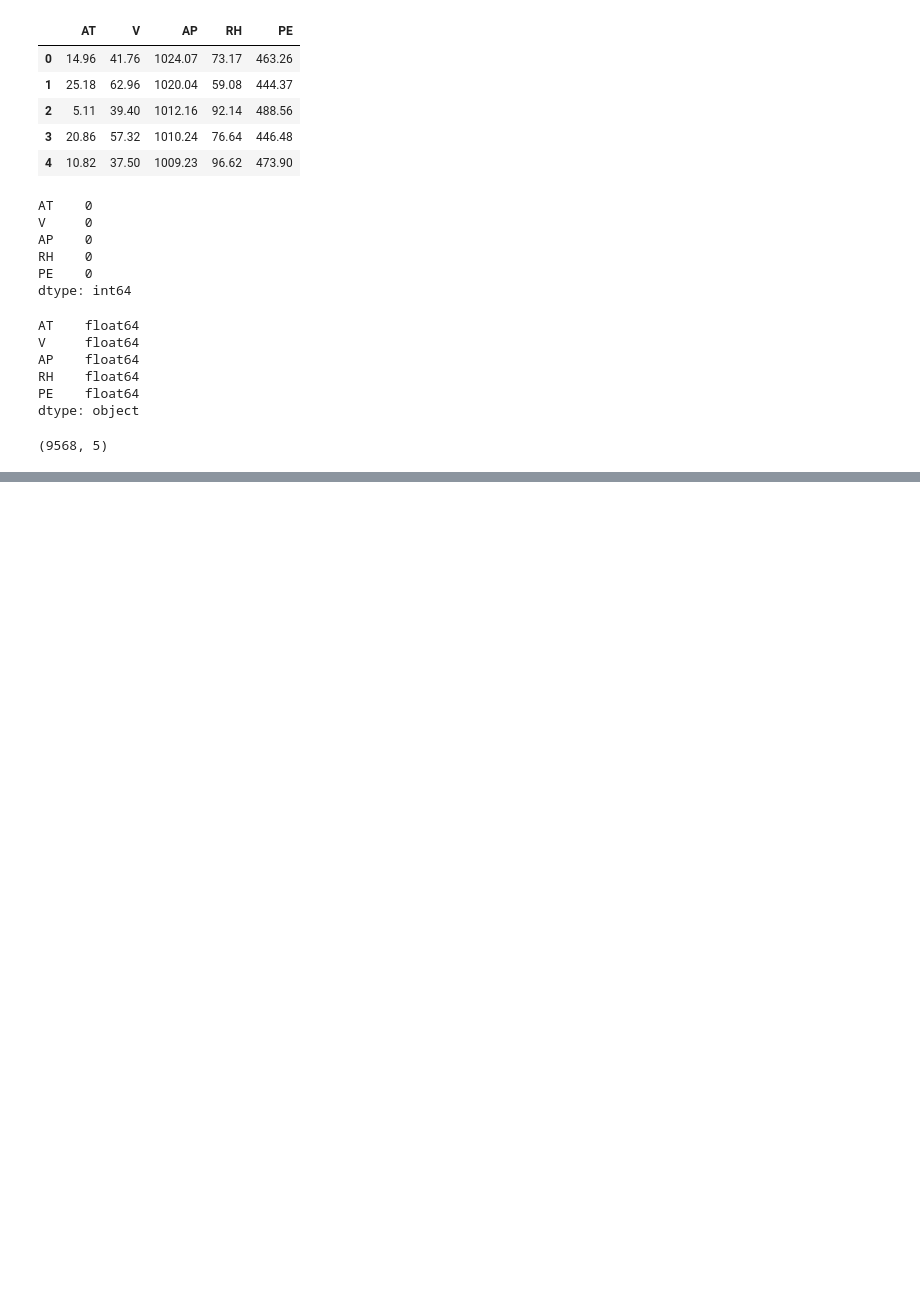
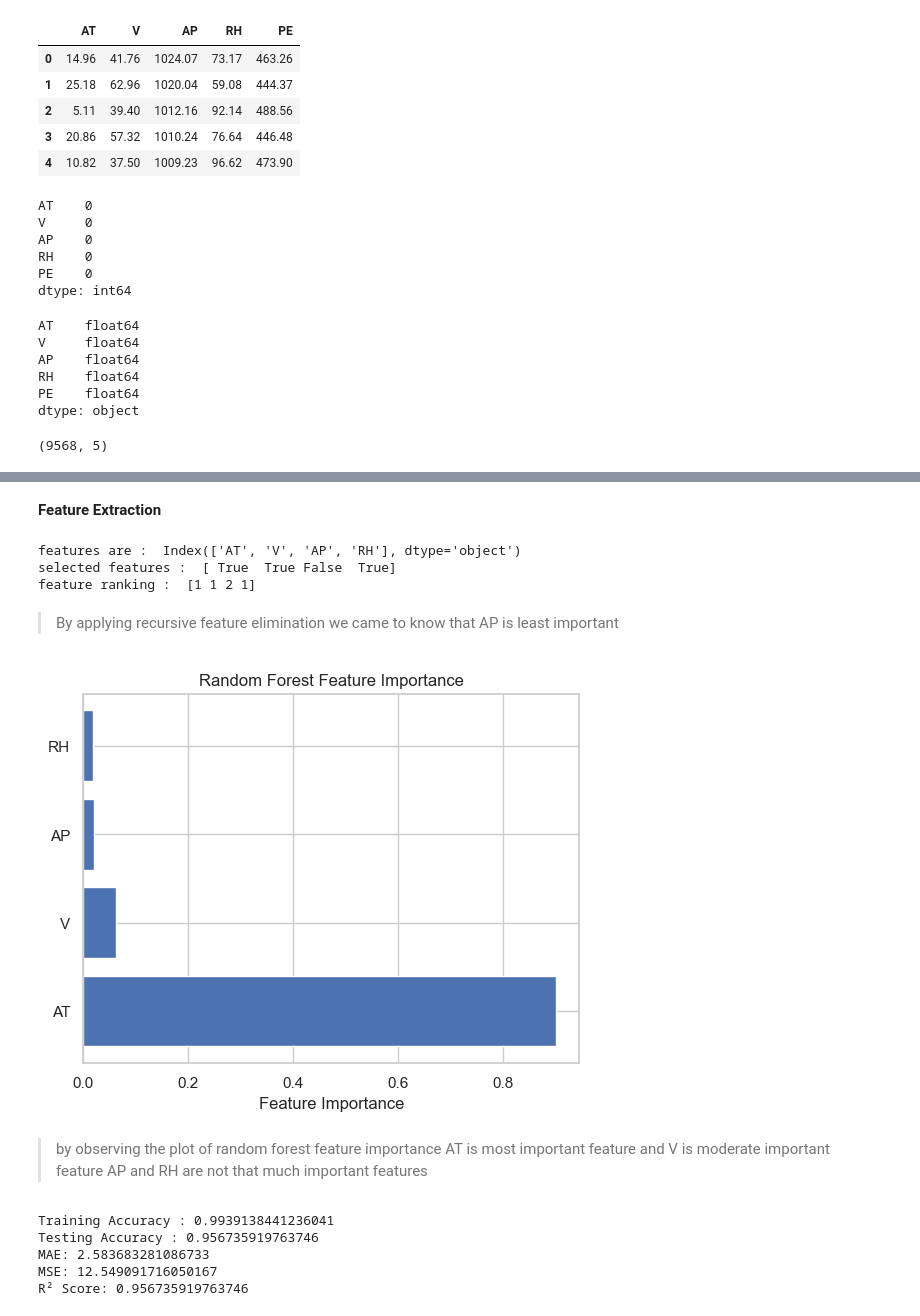
Before and after one commit to sadafhukkeri/Power-Energy-ANN, a Jupyter notebook: PowerEnergy_ANN.ipynb, the cells around one changed output, grey strips where cells are left out. Cells and saved outputs as stored; diff of their text form; code cells hidden in the pictures; blank space fills up the shorter version.

```diff
--- a/PowerEnergy_ANN.ipynb
+++ b/PowerEnergy_ANN.ipynb
@@ -51,0 +79,50 @@ plt.show()
+# %%
+X = df.drop('PE',axis=1)
+y = df['PE']
+# %% [markdown]
+**Feature Extraction**
+# %%
+# importing Recursive Feature Elimination (RFE) from sklearn for feature selection
+from sklearn.feature_selection import RFE
+# importing Linear Regression model to use for feature selection
+from sklearn.linear_model import LinearRegression
+
+# creating a linear regression model object
+linear_model = LinearRegression()
+
+# setting up RFE to select the top 3 features based on the linear model
+rfe = RFE(linear_model, n_features_to_select=3)
+
+# fitting the RFE model on the data
+rfe.fit(X, y)
+
+# printing all feature names from your dataset (X columns)
+print('features are : ', X.columns)
+
+# printing which features were selected by RFE (True means selected, False means not selected)
+print('selected features : ', rfe.support_)
+
+# printing the ranking of all features (1 means selected, higher numbers are less important)
+print('feature ranking : ', rfe.ranking_)
+# %% [output]
+features are :  Index(['AT', 'V', 'AP', 'RH'], dtype='object')
+selected features :  [ True  True False  True]
+feature ranking :  [1 1 2 1]
+# %% [markdown]
+> By applying recursive feature elimination we came to know that AP is least important
+# %%
+# plotting random forest feature importance
+from sklearn.ensemble import RandomForestRegressor
+rf = RandomForestRegressor()
+rf.fit(X,y)
+
+importance = rf.feature_importances_
+features = X.columns
+plt.barh(features, importance)
+plt.xlabel('Feature Importance')
+plt.title('Random Forest Feature Importance')
+plt.show()
+# %% [output]
+[figure, added]
+# %% [markdown]
+> by observing the plot of random forest feature importance AT is most important feature and V is moderate important feature AP and RH are not that much important features
@@ -52,3 +142,28 @@ plt.show()
+# %%
+# applying random forest on data which is scaled using StandardScaler()
+from sklearn.ensemble import RandomForestRegressor
+from sklearn.metrics import mean_absolute_error, mean_squared_error, r2_score
+
+random_f = RandomForestRegressor()
+random_f.fit(X_train_scaled, y_train)
+y_pred = random_f.predict(X_test_scaled)
+
+mae = mean_absolute_error(y_test, y_pred)
+testing = random_f.score(X_test_scaled, y_test)
+training = random_f.score(X_train_scaled, y_train)
+mse = mean_squared_error(y_test, y_pred)
+r2 = r2_score(y_test, y_pred)
+print(f'Training Accuracy : {training}')
+print(f'Testing Accuracy : {testing}')
+print(f"MAE: {mae}")
+print(f"MSE: {mse}")
+print(f"R² Score: {r2}")
+# %% [output]
+Training Accuracy : 0.9939138441236041
+Testing Accuracy : 0.956735919763746
+MAE: 2.583683281086733
+MSE: 12.549091716050167
+R² Score: 0.956735919763746
 # %%
 # scale the dataset using MinMaxScaler() - it scales data into fixed range. 0,1
 from sklearn.preprocessing import MinMaxScaler
```
Also changed, not shown: parts of 50 cells of this notebook.
